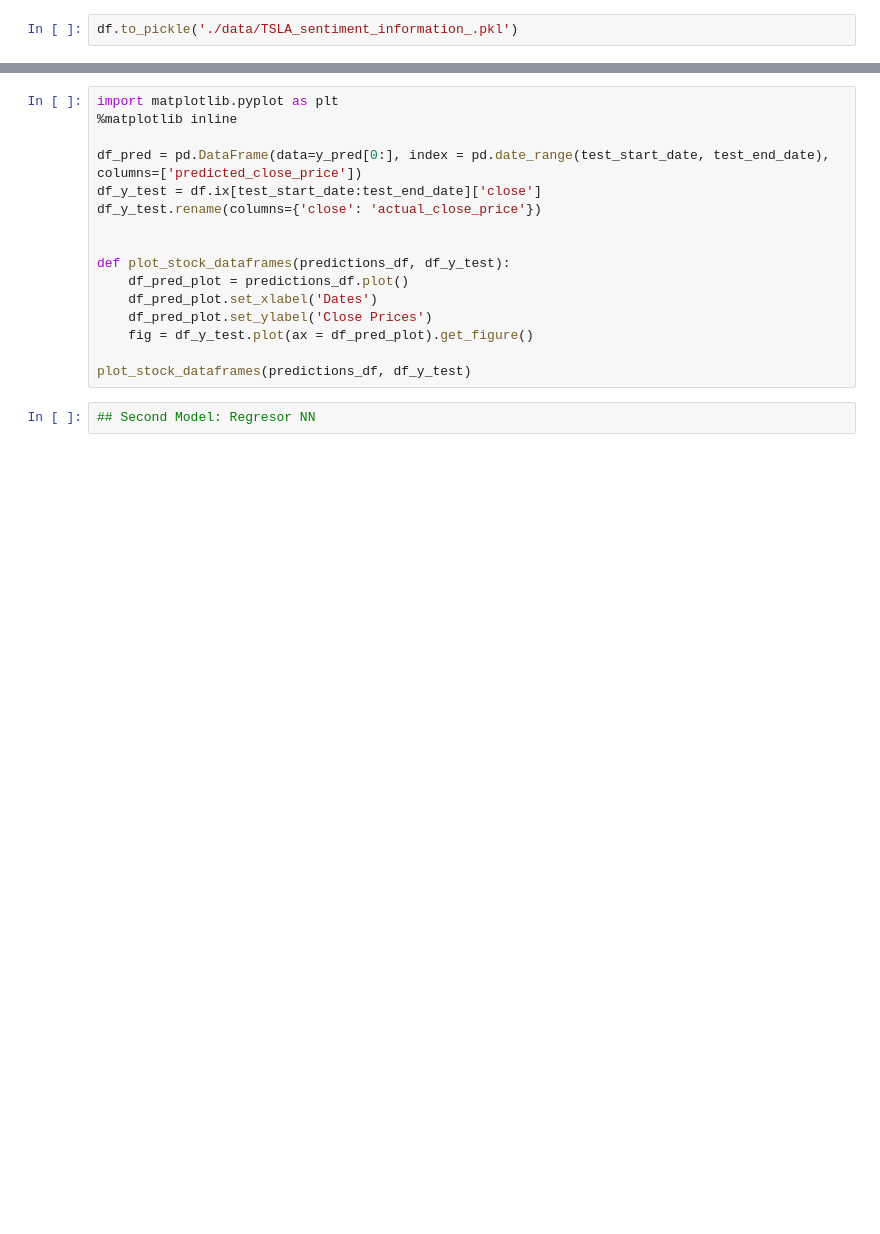
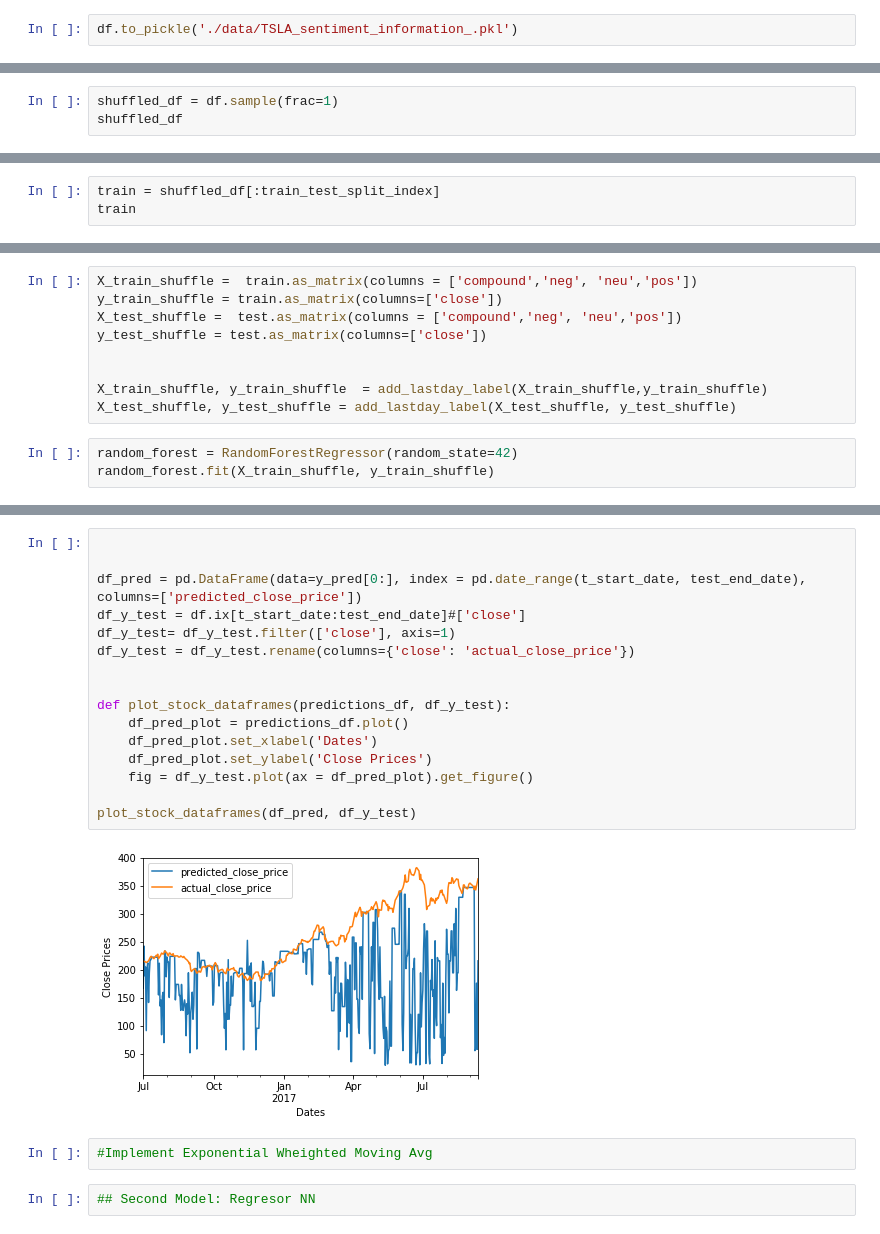
Before and after one commit to EmilioTyl/time_series_prediction_algorithms_practice, a Jupyter notebook: predictions.ipynb, the cells around one changed output, grey strips where cells are left out. Saved outputs shown, nothing was run; the diff lists cells and outputs as text; blank space fills up the shorter version.

```diff
--- a/predictions.ipynb
+++ b/predictions.ipynb
@@ -116,0 +317,3 @@ print('Accuracy: ', accuracy_score(y_test, y_pred))
+# %%
+shuffled_df = df.sample(frac=1)
+shuffled_df
@@ -116,0 +339,3 @@ print('Accuracy: ', accuracy_score(y_test, y_pred))
+# %%
+train = shuffled_df[:train_test_split_index]
+train
@@ -116,0 +383,12 @@ print('Accuracy: ', accuracy_score(y_test, y_pred))
+# %%
+X_train_shuffle =  train.as_matrix(columns = ['compound','neg', 'neu','pos'])
+y_train_shuffle = train.as_matrix(columns=['close'])
+X_test_shuffle =  test.as_matrix(columns = ['compound','neg', 'neu','pos'])
+y_test_shuffle = test.as_matrix(columns=['close'])
+
+
+X_train_shuffle, y_train_shuffle  = add_lastday_label(X_train_shuffle,y_train_shuffle)
+X_test_shuffle, y_test_shuffle = add_lastday_label(X_test_shuffle, y_test_shuffle)
+# %%
+random_forest = RandomForestRegressor(random_state=42)
+random_forest.fit(X_train_shuffle, y_train_shuffle)
@@ -117,19 +419,23 @@ print('Accuracy: ', accuracy_score(y_test, y_pred))
 # %%
-import matplotlib.pyplot as plt
-%matplotlib inline
 
-df_pred = pd.DataFrame(data=y_pred[0:], index = pd.date_range(test_start_date, test_end_date), columns=['predicted_close_price'])
-df_y_test = df.ix[test_start_date:test_end_date]['close']
-df_y_test.rename(columns={'close': 'actual_close_price'})
+
+df_pred = pd.DataFrame(data=y_pred[0:], index = pd.date_range(t_start_date, test_end_date), columns=['predicted_close_price'])
+df_y_test = df.ix[t_start_date:test_end_date]#['close']
+df_y_test= df_y_test.filter(['close'], axis=1)
+df_y_test = df_y_test.rename(columns={'close': 'actual_close_price'})
 
 
 def plot_stock_dataframes(predictions_df, df_y_test):
     df_pred_plot = predictions_df.plot()
     df_pred_plot.set_xlabel('Dates')
     df_pred_plot.set_ylabel('Close Prices')
     fig = df_y_test.plot(ax = df_pred_plot).get_figure()
 
-plot_stock_dataframes(predictions_df, df_y_test)
+plot_stock_dataframes(df_pred, df_y_test)
+# %% [output]
+[figure, added]
+# %%
+#Implement Exponential Wheighted Moving Avg
 # %%
 ## Second Model: Regresor NN
 # %%
```
Also changed, not shown: parts of 27 cells of this notebook, 1 other file.
